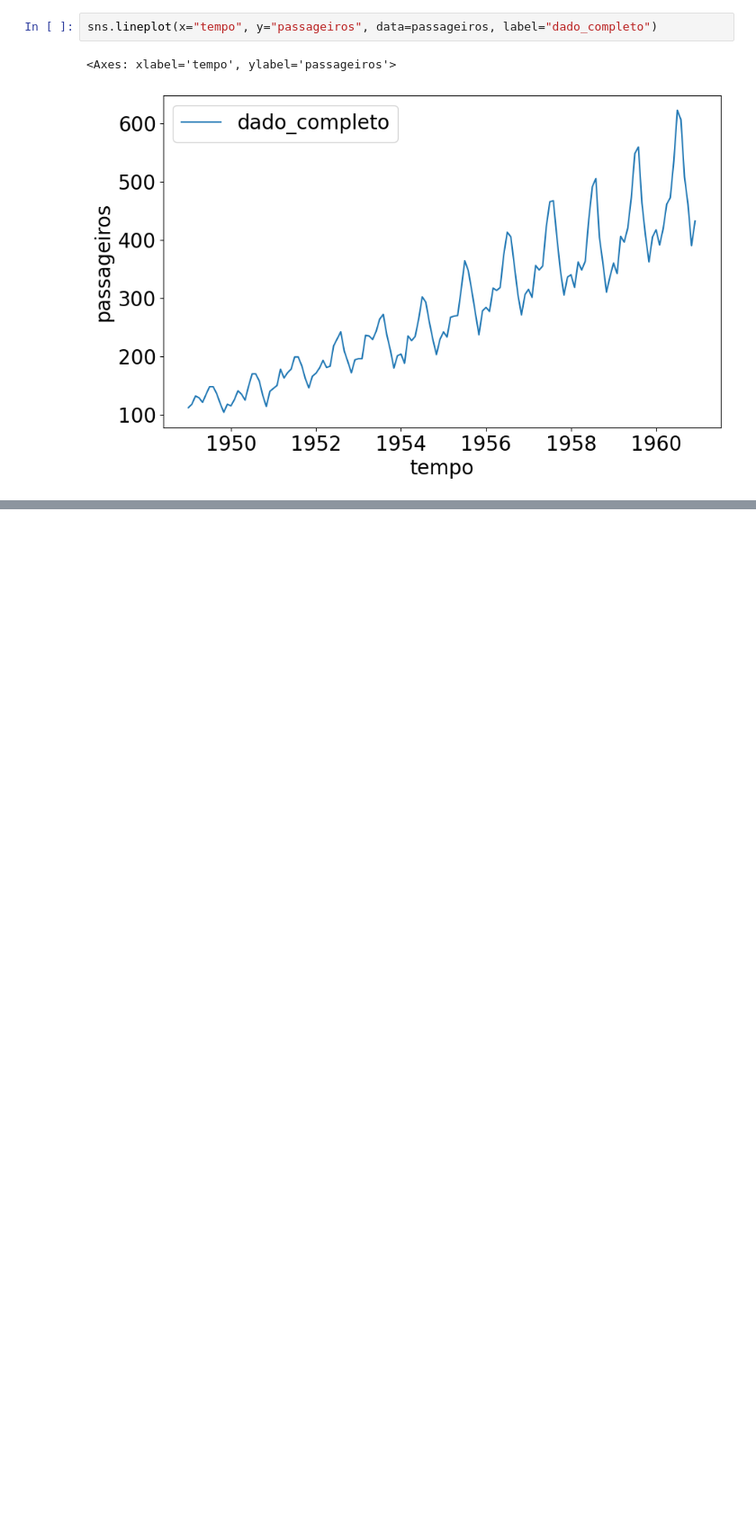
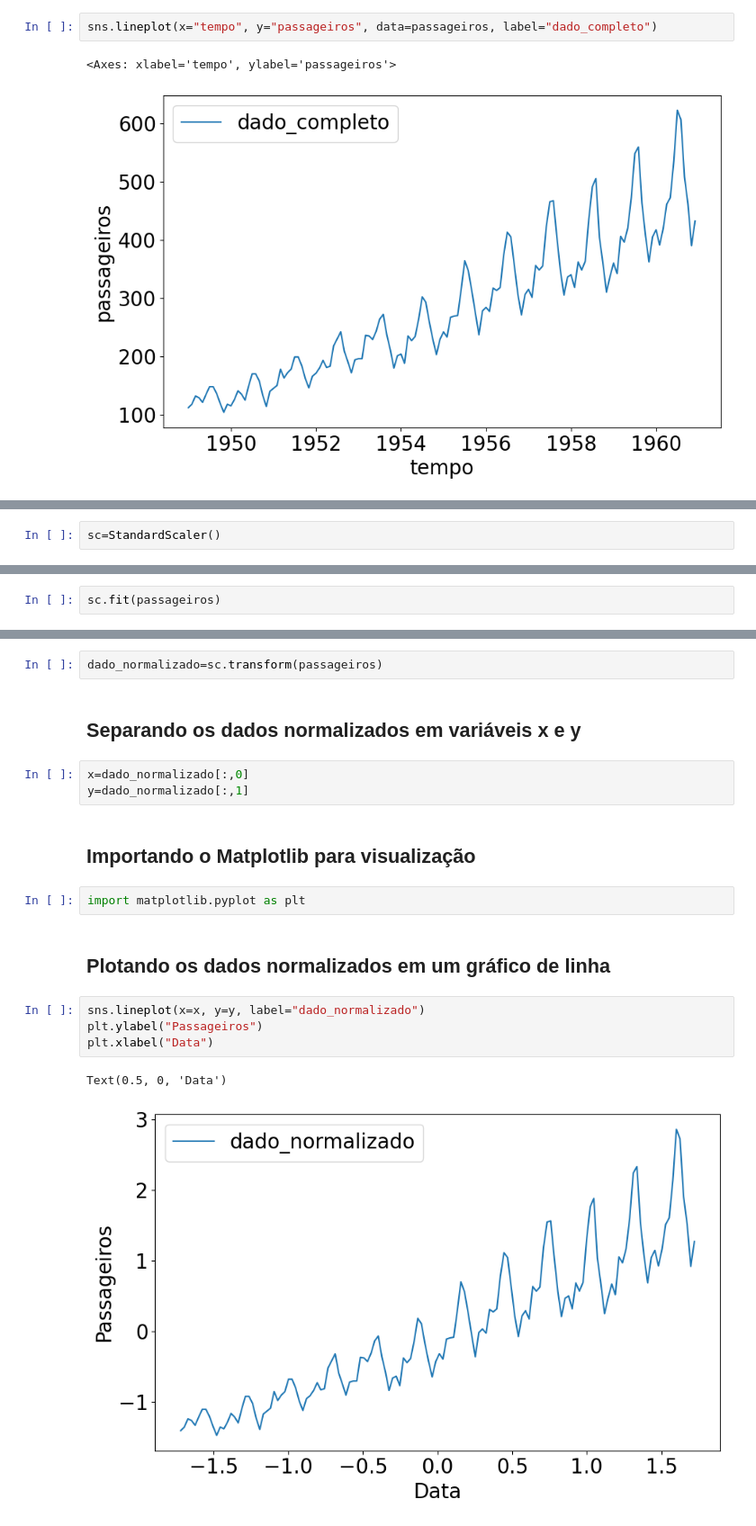
Before and after one commit to Heitorccf/Alura-Forecasting, a Jupyter notebook: exploitation.ipynb, the cells around one changed output, grey strips where cells are left out. Shown: that part at 90% size. Saved outputs shown, nothing was run; the diff lists cells and outputs as text; blank space fills up the shorter version.

```diff
--- a/exploitation.ipynb
+++ b/exploitation.ipynb
@@ -24,0 +43,2 @@ sns.lineplot(x="tempo", y="passageiros", data=passageiros, label="dado_completo"
+# %%
+sc=StandardScaler()
@@ -24,0 +47,2 @@ sns.lineplot(x="tempo", y="passageiros", data=passageiros, label="dado_completo"
+# %%
+sc.fit(passageiros)
@@ -24,0 +53,20 @@ sns.lineplot(x="tempo", y="passageiros", data=passageiros, label="dado_completo"
+# %%
+dado_normalizado=sc.transform(passageiros)
+# %% [markdown]
+## Separando os dados normalizados em variáveis x e y
+# %%
+x=dado_normalizado[:,0]
+y=dado_normalizado[:,1]
+# %% [markdown]
+## Importando o Matplotlib para visualização
+# %%
+import matplotlib.pyplot as plt
+# %% [markdown]
+## Plotando os dados normalizados em um gráfico de linha
+# %%
+sns.lineplot(x=x, y=y, label="dado_normalizado")
+plt.ylabel("Passageiros")
+plt.xlabel("Data")
+# %% [output]
+Text(0.5, 0, 'Data')
+[figure, added]
```
Also changed, not shown: parts of 20 cells of this notebook.
